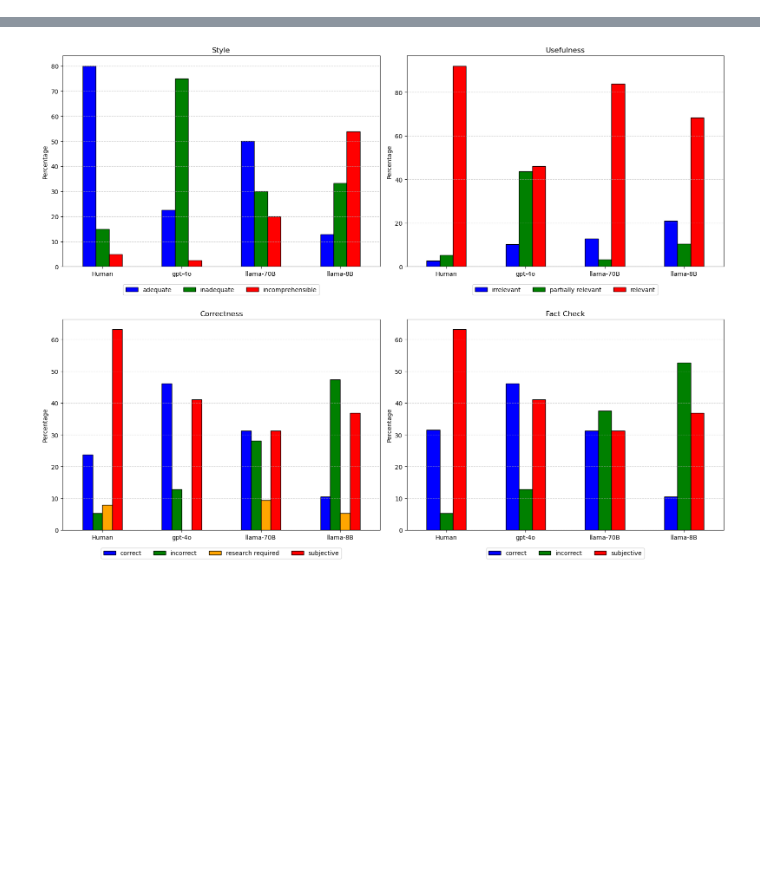
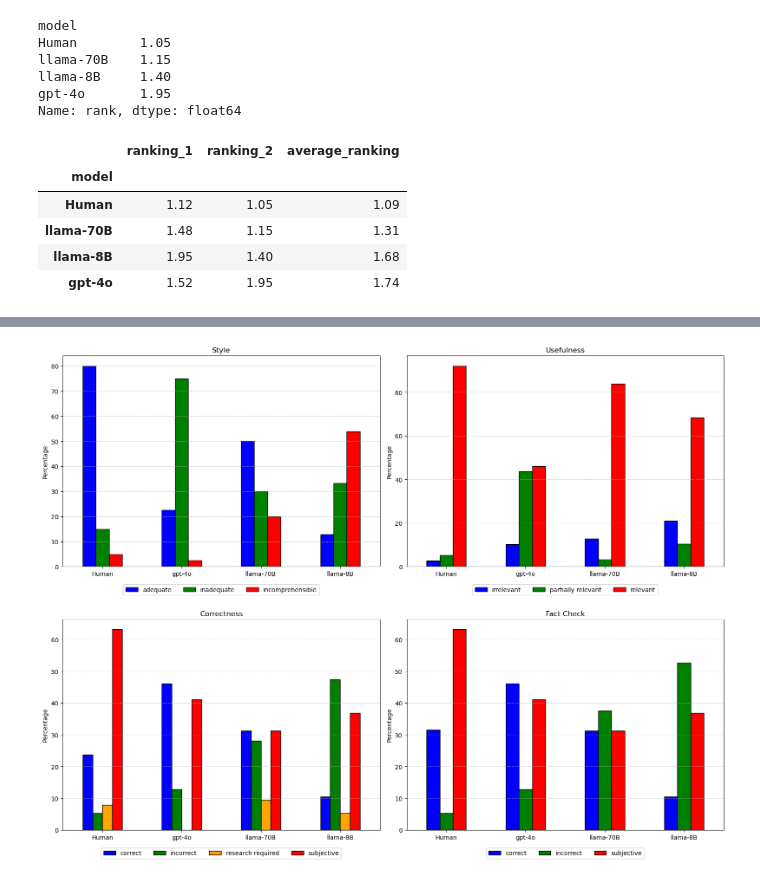
Before and after one commit to Boffl/BullingerDigitalLMFootnotes, a Jupyter notebook: evaluate/human_eval.ipynb, the cells around one changed output, grey strips where cells are left out. Saved outputs shown, nothing was run; the diff lists cells and outputs as text; code cells hidden in the pictures; blank space fills up the shorter version.

Commit message:
calculate iaa and human ranking

```diff
--- a/evaluate/human_eval.ipynb
+++ b/evaluate/human_eval.ipynb
@@ -120,0 +235,19 @@ def plot_human_eval(df):
+# %%
+ranked_df = calculate_ranking(tj_df, "usefulness")
+ranked_df.groupby('model')['rank'].mean().sort_values()
+# %% [output]
+model
+Human        1.05
+llama-70B    1.15
+llama-8B     1.40
+gpt-4o       1.95
+Name: rank, dtype: float64
+# %%
+calculate_average_ranking([luca_df, tj_df], "usefulness").groupby("model")[["ranking_1", "ranking_2", "average_ranking"]].mean().sort_values(by="average_ranking").round(2)
+# %% [output]
+|  | ranking_1 | ranking_2 | average_ranking |
+| model |  |  |  |
+| Human | 1.12 | 1.05 | 1.09 |
+| llama-70B | 1.48 | 1.15 | 1.31 |
+| llama-8B | 1.95 | 1.40 | 1.68 |
+| gpt-4o | 1.52 | 1.95 | 1.74 |
```
Also changed, not shown: parts of 12 cells of this notebook.
